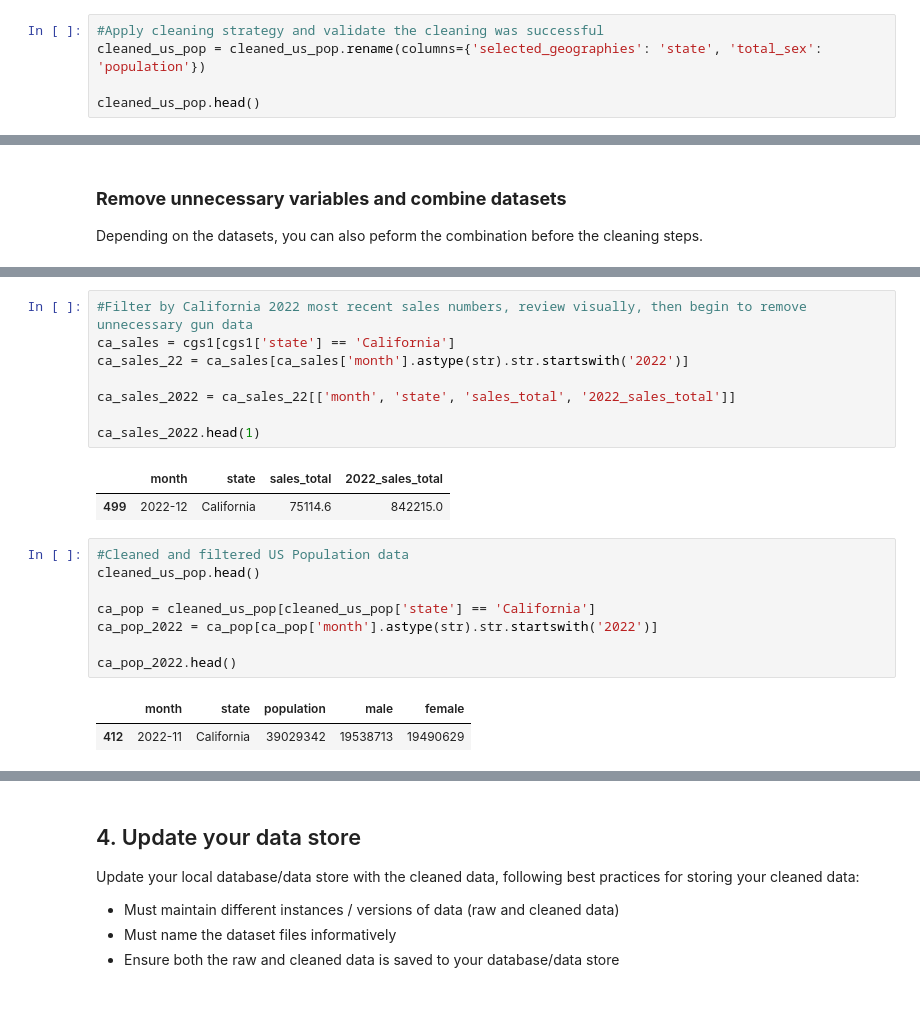
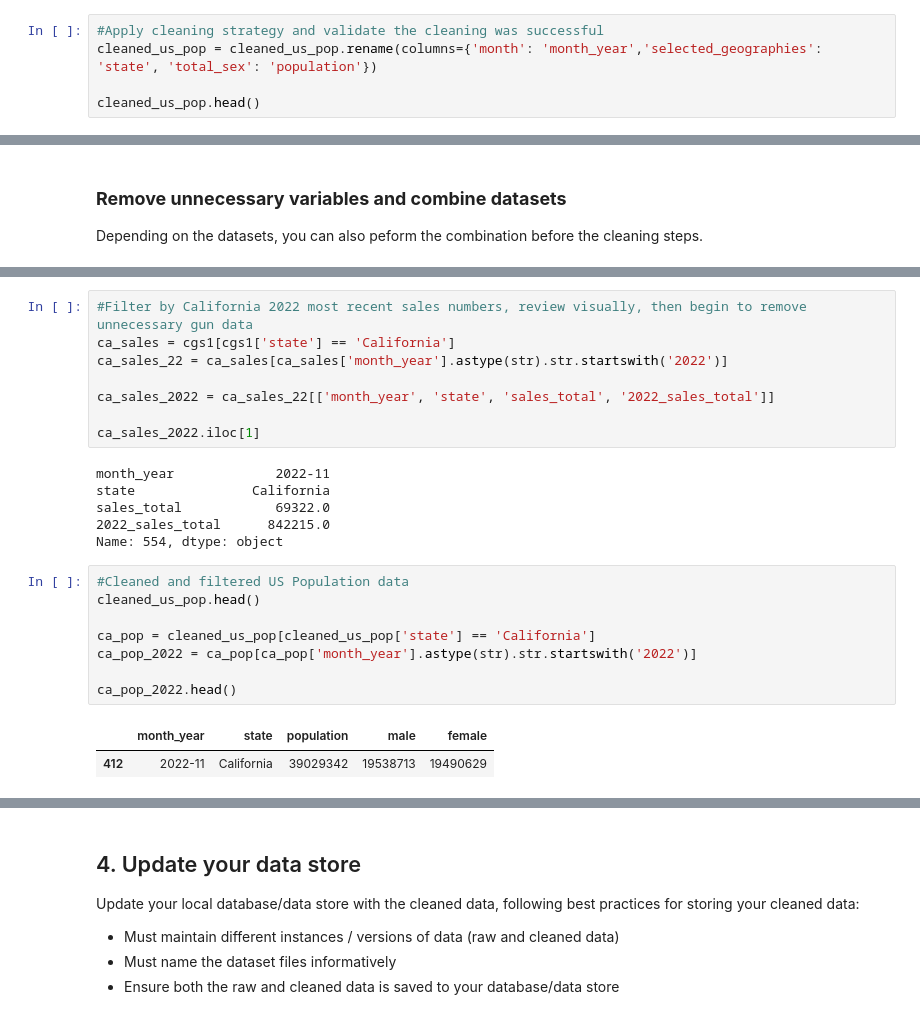
Before and after one commit to BryanHolbrook/us-gun-sales-per-capita, a Jupyter notebook: Data_Wrangling_Project_Starter.ipynb, the cells around one changed output, grey strips where cells are left out. Saved outputs shown, nothing was run; the diff lists cells and outputs as text.

```diff
--- a/Data_Wrangling_Project_Starter.ipynb
+++ b/Data_Wrangling_Project_Starter.ipynb
@@ -459,7 +483,7 @@ cleaned_us_pop.head()
 | 4 | 2013-11 | California | 38332521 | 19058739 | 19273782 |
 # %%
 #Apply cleaning strategy and validate the cleaning was successful
-cleaned_us_pop = cleaned_us_pop.rename(columns={'selected_geographies': 'state', 'total_sex': 'population'})
+cleaned_us_pop = cleaned_us_pop.rename(columns={'month': 'month_year','selected_geographies': 'state', 'total_sex': 'population'})
 
 cleaned_us_pop.head()
 # %% [output]
@@ -519,24 +588,27 @@ cgs2[(cleaned_gun_sales['state'] == 'California') &
 # %%
 #Filter by California 2022 most recent sales numbers, review visually, then begin to remove unnecessary gun data
 ca_sales = cgs1[cgs1['state'] == 'California']
-ca_sales_22 = ca_sales[ca_sales['month'].astype(str).str.startswith('2022')]
+ca_sales_22 = ca_sales[ca_sales['month_year'].astype(str).str.startswith('2022')]
 
-ca_sales_2022 = ca_sales_22[['month', 'state', 'sales_total', '2022_sales_total']]
+ca_sales_2022 = ca_sales_22[['month_year', 'state', 'sales_total', '2022_sales_total']]
 
-ca_sales_2022.head(1)
+ca_sales_2022.iloc[1]
 # %% [output]
-|  | month | state | sales_total | 2022_sales_total |
-| 499 | 2022-12 | California | 75114.6 | 842215.0 |
+month_year             2022-11
+state               California
+sales_total            69322.0
+2022_sales_total      842215.0
+Name: 554, dtype: object
 # %%
 #Cleaned and filtered US Population data
 cleaned_us_pop.head()
 
 ca_pop = cleaned_us_pop[cleaned_us_pop['state'] == 'California']
-ca_pop_2022 = ca_pop[ca_pop['month'].astype(str).str.startswith('2022')]
+ca_pop_2022 = ca_pop[ca_pop['month_year'].astype(str).str.startswith('2022')]
 
 ca_pop_2022.head()
 # %% [output]
-|  | month | state | population | male | female |
+|  | month_year | state | population | male | female |
 | 412 | 2022-11 | California | 39029342 | 19538713 | 19490629 |
 # %%
 # Combine datasets
```
Also changed, not shown: parts of 37 cells of this notebook.
